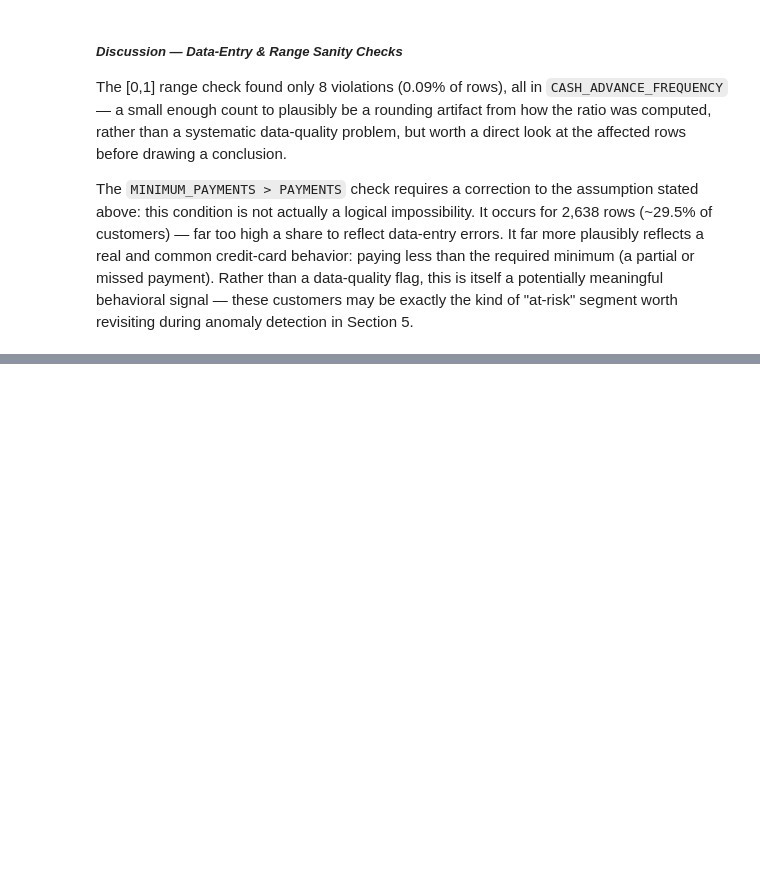
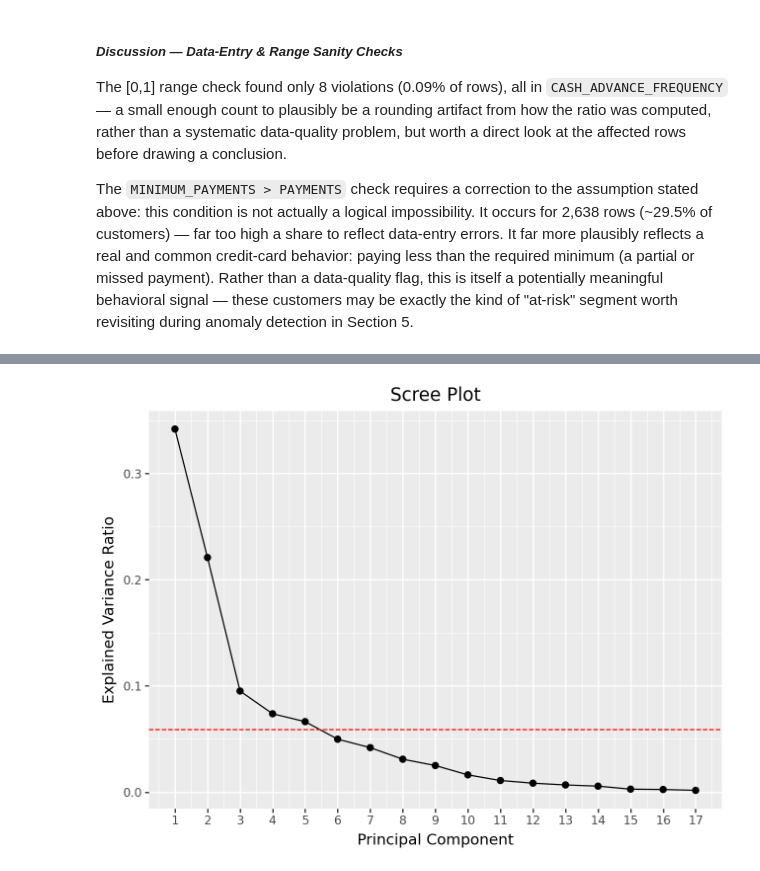
Before and after one commit to idowein/data-science-course-HIT, a Jupyter notebook: HW3/HW3.ipynb, the cells around one changed output, grey strips where cells are left out. Cells and saved outputs as stored; diff of their text form; code cells hidden in the pictures; blank space fills up the shorter version.

```diff
--- a/HW3/HW3.ipynb
+++ b/HW3/HW3.ipynb
@@ -580,0 +673,18 @@ potentially meaningful behavioral signal — these customers may be exactly the
+# %%
+from sklearn.preprocessing import StandardScaler
+from sklearn.decomposition import PCA
+
+pca_features = [c for c in numeric_cols if c != "MINIMUM_PAYMENTS_WAS_MISSING"]
+
+# Right-skewed features (skew > 1) get log1p; log1p handles zeros gracefully (log(1+x))
+right_skewed = skew_kurt.loc[pca_features][skew_kurt.loc[pca_features, "skewness"] > 1].index.tolist()
+print("Log-transformed features:", right_skewed)
+
+X = df[pca_features].copy()
+for col in right_skewed:
+    X[col] = np.log1p(X[col])
+
+scaler = StandardScaler()
+X_scaled = pd.DataFrame(scaler.fit_transform(X), columns=pca_features, index=X.index)
+
+X_scaled.describe().T[["mean", "std", "min", "max"]]
@@ -580,0 +740,13 @@ potentially meaningful behavioral signal — these customers may be exactly the
+# %%
+pca_full = PCA(n_components=len(pca_features), random_state=42)
+pca_full.fit(X_scaled)
+
+explained_var = pca_full.explained_variance_ratio_
+cumulative_var = np.cumsum(explained_var)
+
+variance_table = pd.DataFrame({
+    "component": [f"PC{i+1}" for i in range(len(pca_features))],
+    "explained_variance_ratio": explained_var,
+    "cumulative_variance": cumulative_var,
+})
+variance_table
@@ -580,0 +781,14 @@ potentially meaningful behavioral signal — these customers may be exactly the
+# %%
+scree_df = variance_table.copy()
+scree_df["component_num"] = range(1, len(scree_df) + 1)
+
+(
+    pln.ggplot(scree_df, pln.aes(x="component_num", y="explained_variance_ratio"))
+    + pln.geom_line()
+    + pln.geom_point(size=2)
+    + pln.geom_hline(yintercept=1/len(pca_features), linetype="dashed", color="red")
+    + pln.labs(title="Scree Plot", x="Principal Component", y="Explained Variance Ratio")
+    + pln.scale_x_continuous(breaks=list(scree_df["component_num"]))
+)
+# %% [output]
+[figure, added]
```
Also changed, not shown: parts of 28 cells of this notebook.
